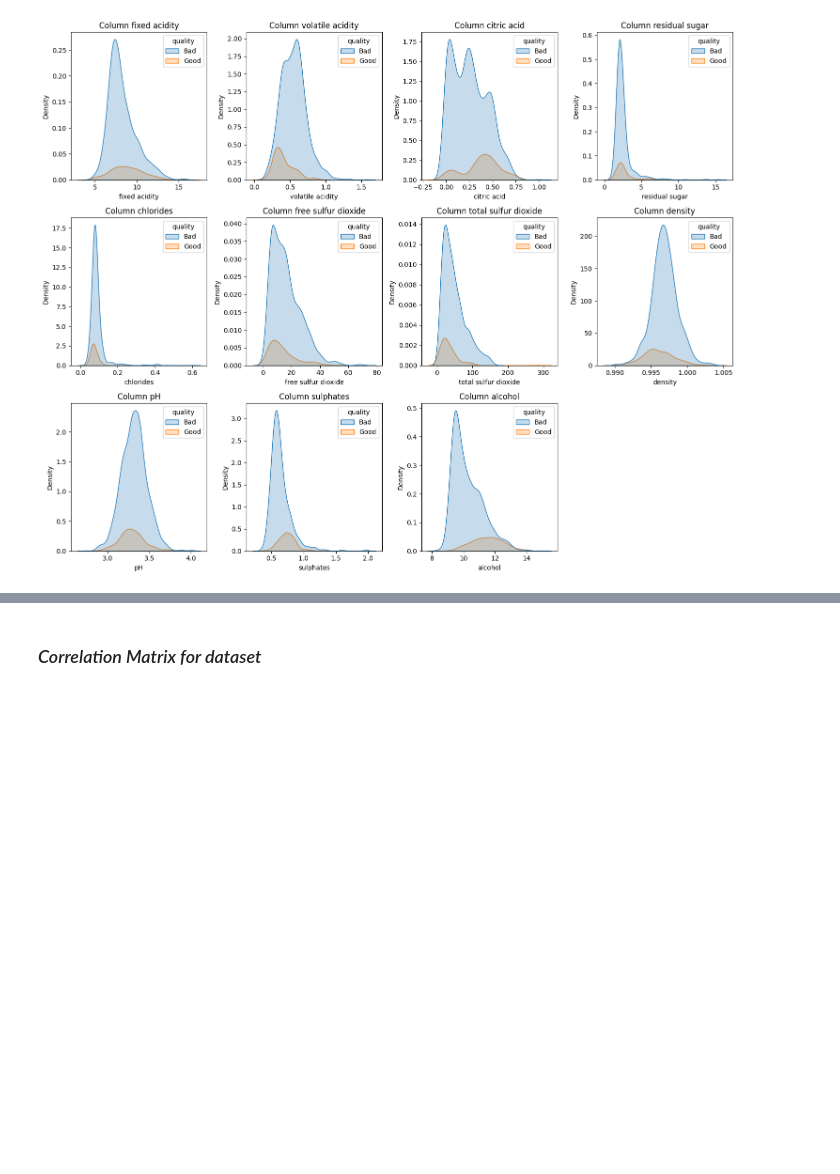
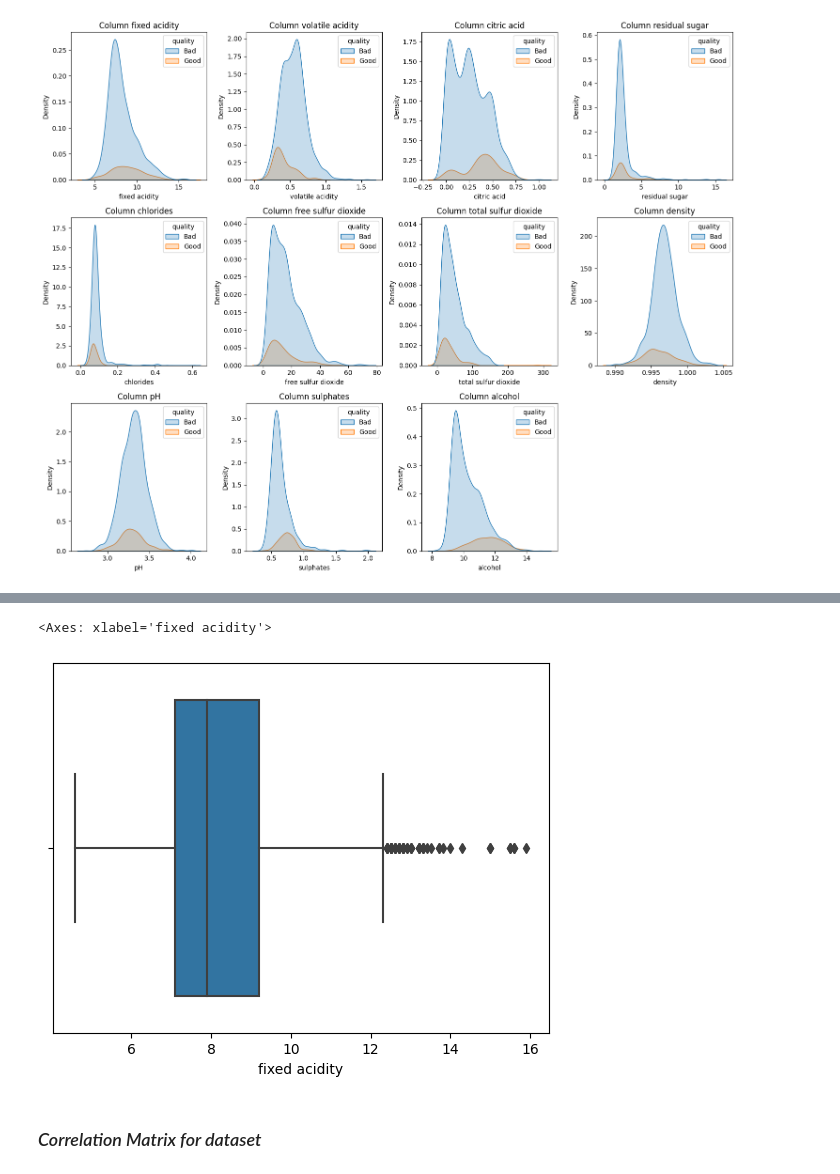
Before and after one commit to 176deepak/red-wine, a Jupyter notebook: Notebooks/Exploratory_Analysis.ipynb, the cells around one changed output, grey strips where cells are left out. Saved outputs shown, nothing was run; the diff lists cells and outputs as text; code cells hidden in the pictures; blank space fills up the shorter version.

```diff
--- a/Notebooks/Exploratory_Analysis.ipynb
+++ b/Notebooks/Exploratory_Analysis.ipynb
@@ -238,3 +255,8 @@ plt.show()
+# %%
+sns.boxplot(x=df['fixed acidity'])
+# %% [output]
+<Axes: xlabel='fixed acidity'>
+[figure, added]
 # %% [markdown]
 ### *Correlation Matrix for dataset*
 # %%
```
Also changed, not shown: parts of 1 cell of this notebook, 5 other files.
